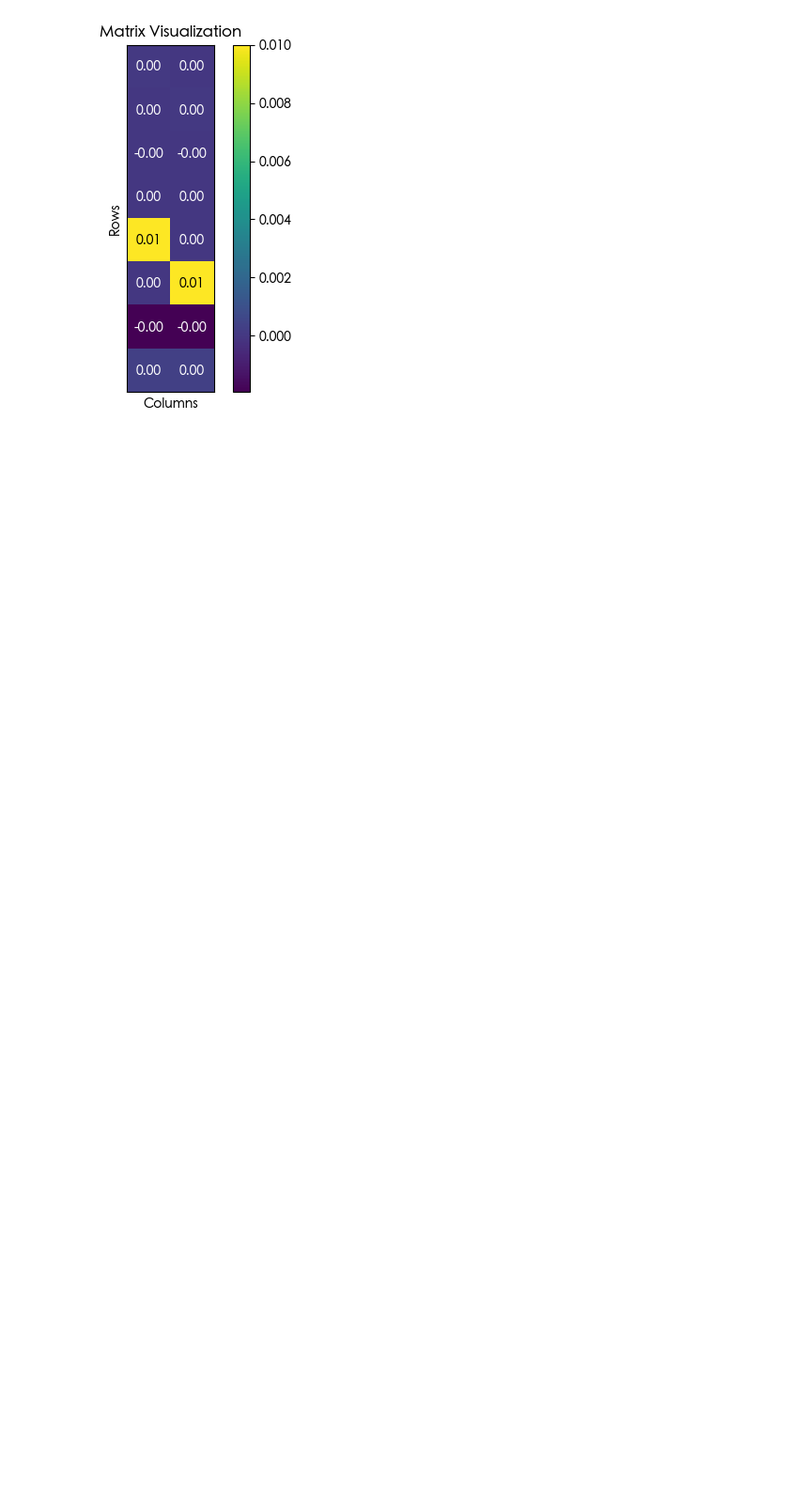
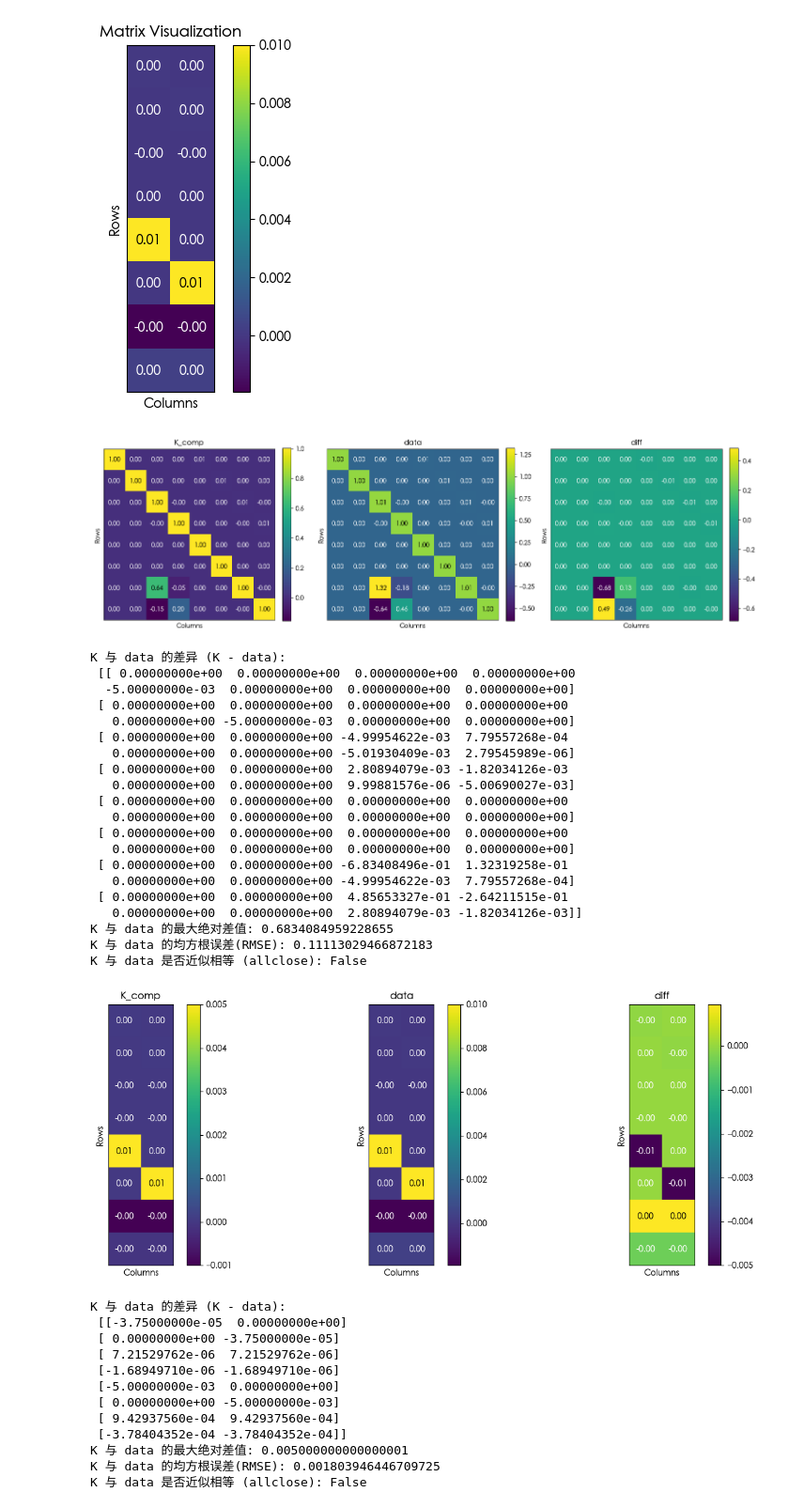
Before and after one commit to 3BPM/ReinforceLearningCartpolehw, a Jupyter notebook: testmatlab保真.ipynb, the cells around one changed output. Shown: that part at 94% size. Cells and saved outputs as stored; diff of their text form; code cells hidden in the pictures; blank space fills up the shorter version.

```diff
--- a/testmatlab保真.ipynb
+++ b/testmatlab保真.ipynb
@@ -167,6 +160,48 @@ print_a_matrix(H)
 [figure]
 [figure]
 [figure]
+# %%
+from env import BalancingCartEnv
+env=BalancingCartEnv()
+#很小的不一样
+from vis import compare_matrices
+compare_matrices(env.A_d, G)
+compare_matrices(env.B_d, H)
+# %% [output]
+[figure, added]
+K 与 data 的差异 (K - data):
+ [[ 0.00000000e+00  0.00000000e+00  0.00000000e+00  0.00000000e+00
+  -5.00000000e-03  0.00000000e+00  0.00000000e+00  0.00000000e+00]
+ [ 0.00000000e+00  0.00000000e+00  0.00000000e+00  0.00000000e+00
+   0.00000000e+00 -5.00000000e-03  0.00000000e+00  0.00000000e+00]
+ [ 0.00000000e+00  0.00000000e+00 -4.99954622e-03  7.79557268e-04
+   0.00000000e+00  0.00000000e+00 -5.01930409e-03  2.79545989e-06]
+ [ 0.00000000e+00  0.00000000e+00  2.80894079e-03 -1.82034126e-03
+   0.00000000e+00  0.00000000e+00  9.99881576e-06 -5.00690027e-03]
+ [ 0.00000000e+00  0.00000000e+00  0.00000000e+00  0.00000000e+00
+   0.00000000e+00  0.00000000e+00  0.00000000e+00  0.00000000e+00]
+ [ 0.00000000e+00  0.00000000e+00  0.00000000e+00  0.00000000e+00
+   0.00000000e+00  0.00000000e+00  0.00000000e+00  0.00000000e+00]
+ [ 0.00000000e+00  0.00000000e+00 -6.83408496e-01  1.32319258e-01
+   0.00000000e+00  0.00000000e+00 -4.99954622e-03  7.79557268e-04]
+ [ 0.00000000e+00  0.00000000e+00  4.85653327e-01 -2.64211515e-01
+   0.00000000e+00  0.00000000e+00  2.80894079e-03 -1.82034126e-03]]
+K 与 data 的最大绝对差值: 0.6834084959228655
+K 与 data 的均方根误差(RMSE): 0.11113029466872183
+K 与 data 是否近似相等 (allclose): False
+[figure, added]
+K 与 data 的差异 (K - data):
+ [[-3.75000000e-05  0.00000000e+00]
+ [ 0.00000000e+00 -3.75000000e-05]
+ [ 7.21529762e-06  7.21529762e-06]
+ [-1.68949710e-06 -1.68949710e-06]
+ [-5.00000000e-03  0.00000000e+00]
+ [ 0.00000000e+00 -5.00000000e-03]
+ [ 9.42937560e-04  9.42937560e-04]
+ [-3.78404352e-04 -3.78404352e-04]]
+K 与 data 的最大绝对差值: 0.005000000000000001
+K 与 data 的均方根误差(RMSE): 0.001803946446709725
+K 与 data 是否近似相等 (allclose): False
 # %%
 
 # 初始状态（含小扰动）
```
Also changed, not shown: parts of 6 cells of this notebook, 4 other files.
